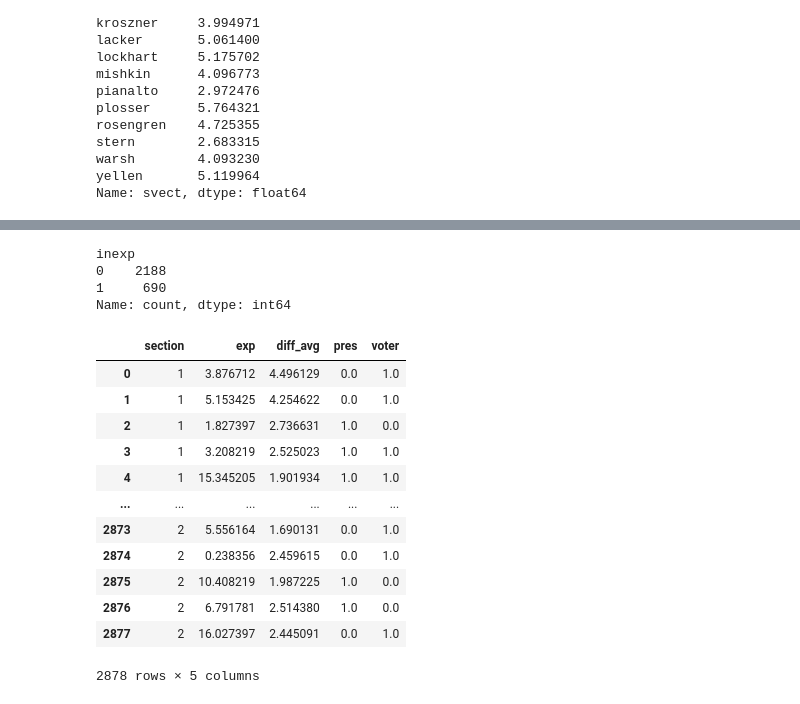
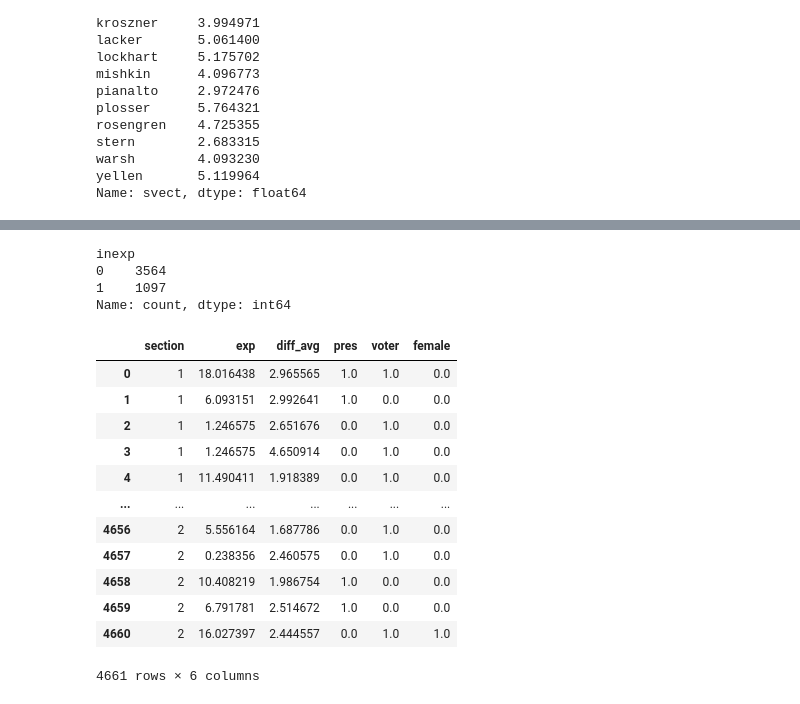
Before and after one commit to bendurham441/fed-nlp, a Jupyter notebook: stance-vectors/stance_vectors.ipynb, the cells around one changed output, grey strips where cells are left out. Saved outputs shown, nothing was run; the diff lists cells and outputs as text; code cells hidden in the pictures.

```diff
--- a/stance-vectors/stance_vectors.ipynb
+++ b/stance-vectors/stance_vectors.ipynb
@@ -114,2 +109,5 @@ sgs.to_csv('sgs.csv')
 # %%
-sgs = pd.read_csv('sgs.csv', index_col=0)
+sgs = pd.read_csv('../working-csvs/sgs.csv', index_col=0)
+for col in ['tokens', 'probs', 'topk', 'sentiment']:
+    sgs[col] = sgs[col].apply(literal_eval)
+sgs
@@ -405,2 +390,2 @@ Name: count, dtype: int64
 # %%
-ndf = fsgs.groupby(['date', 'section', 'speaker'])[['svect', 'voter', 'pres', 'exp']].agg({'svect': 'sum', 'voter': 'max', 'pres': 'max', 'exp': 'max'})
+ndf = fsgs.groupby(['date', 'section', 'speaker'])[['svect', 'voter', 'pres', 'exp', 'female']].agg({'svect': 'sum', 'voter': 'max', 'pres': 'max', 'exp': 'max', 'female': 'max'})
@@ -410,29 +410,26 @@ ndf['inexp'] = (ndf['exp'] < ndf.groupby('date')['exp'].transform(lambda x : np.
 # %%
 nrdf = ndf.reset_index()
 
-nrdf.loc[0:16, 'svect'].map(lambda x : x[0]).agg('mean')
-
-# nrdf[0:17]
 nrdf['diff_avg'] = (nrdf['svect'] - nrdf.groupby(['date', 'section'])['svect'].transform('mean')).map(np.linalg.norm)
 nrdf['inexp'].value_counts()
 # %% [output]
 inexp
-0    2188
-1     690
+0    3564
+1    1097
 Name: count, dtype: int64
 # %%
-nrdf[['section', 'exp', 'diff_avg', 'pres', 'voter']]
+nrdf[['section', 'exp', 'diff_avg', 'pres', 'voter', 'female']]
 # %% [output]
-|  | section | exp | diff_avg | pres | voter |
-| 0 | 1 | 3.876712 | 4.496129 | 0.0 | 1.0 |
-| 1 | 1 | 5.153425 | 4.254622 | 0.0 | 1.0 |
-| 2 | 1 | 1.827397 | 2.736631 | 1.0 | 0.0 |
-| 3 | 1 | 3.208219 | 2.525023 | 1.0 | 1.0 |
-| 4 | 1 | 15.345205 | 1.901934 | 1.0 | 1.0 |
-| ... | ... | ... | ... | ... | ... |
-| 2873 | 2 | 5.556164 | 1.690131 | 0.0 | 1.0 |
-| 2874 | 2 | 0.238356 | 2.459615 | 0.0 | 1.0 |
-| 2875 | 2 | 10.408219 | 1.987225 | 1.0 | 0.0 |
-| 2876 | 2 | 6.791781 | 2.514380 | 1.0 | 0.0 |
-| 2877 | 2 | 16.027397 | 2.445091 | 0.0 | 1.0 |
+|  | section | exp | diff_avg | pres | voter | female |
+| 0 | 1 | 18.016438 | 2.965565 | 1.0 | 1.0 | 0.0 |
+| 1 | 1 | 6.093151 | 2.992641 | 1.0 | 0.0 | 0.0 |
+| 2 | 1 | 1.246575 | 2.651676 | 0.0 | 1.0 | 0.0 |
+| 3 | 1 | 1.246575 | 4.650914 | 0.0 | 1.0 | 0.0 |
+| 4 | 1 | 11.490411 | 1.918389 | 0.0 | 1.0 | 0.0 |
+| ... | ... | ... | ... | ... | ... | ... |
+| 4656 | 2 | 5.556164 | 1.687786 | 0.0 | 1.0 | 0.0 |
+| 4657 | 2 | 0.238356 | 2.460575 | 0.0 | 1.0 | 0.0 |
+| 4658 | 2 | 10.408219 | 1.986754 | 1.0 | 0.0 | 0.0 |
+| 4659 | 2 | 6.791781 | 2.514672 | 1.0 | 0.0 | 0.0 |
+| 4660 | 2 | 16.027397 | 2.444557 | 0.0 | 1.0 | 1.0 |
-2878 rows × 5 columns
+4661 rows × 6 columns
```
Also changed, not shown: parts of 28 cells of this notebook.
